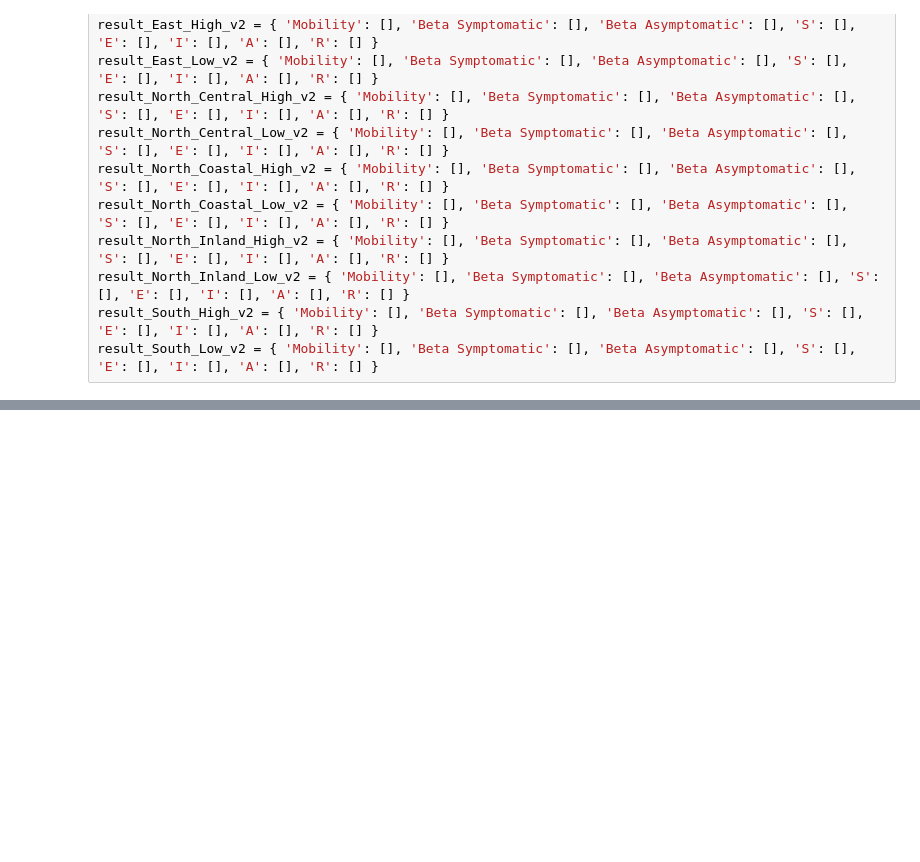
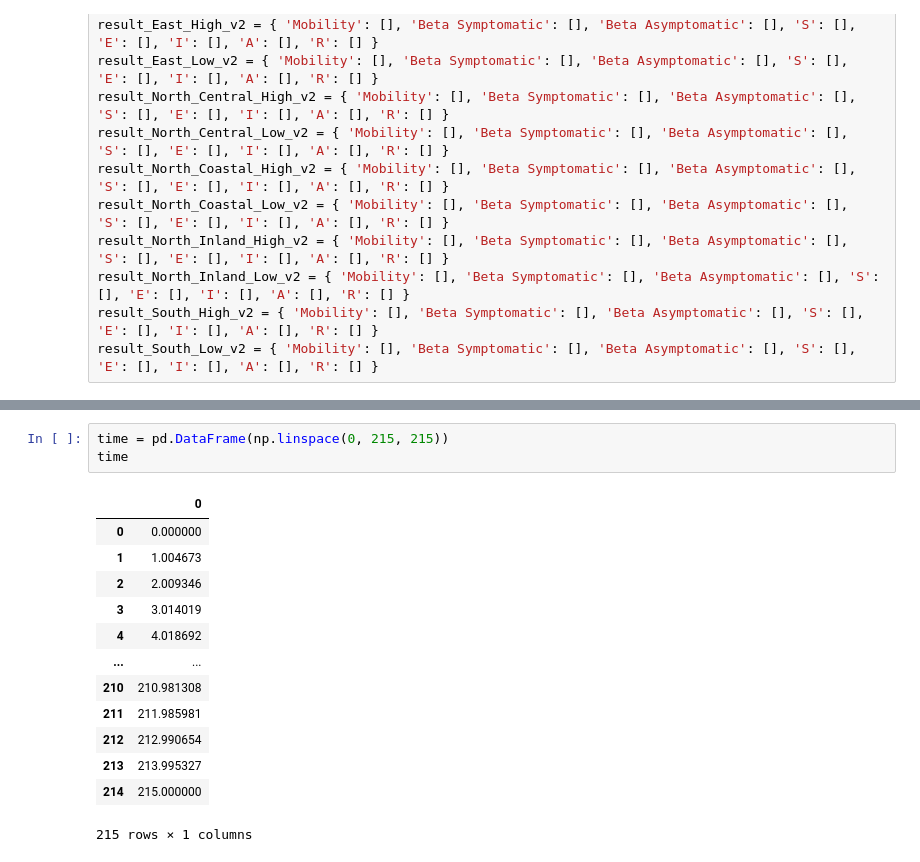
Before and after one commit to kazi0302/COVID-19-Modeling-and-Parameter-Fitting, a Jupyter notebook: Monte Carlo Simulation/MC_simulator.ipynb, the cells around one changed output, grey strips where cells are left out. Cells and saved outputs as stored; diff of their text form; blank space fills up the shorter version.

```diff
--- a/Monte Carlo Simulation/MC_simulator.ipynb
+++ b/Monte Carlo Simulation/MC_simulator.ipynb
@@ -843,0 +824,17 @@ from SEIAR import deriv_High_and_Low
+# %%
+time = pd.DataFrame(np.linspace(0, 215, 215))
+time
+# %% [output]
+|  | 0 |
+| 0 | 0.000000 |
+| 1 | 1.004673 |
+| 2 | 2.009346 |
+| 3 | 3.014019 |
+| 4 | 4.018692 |
+| ... | ... |
+| 210 | 210.981308 |
+| 211 | 211.985981 |
+| 212 | 212.990654 |
+| 213 | 213.995327 |
+| 214 | 215.000000 |
+215 rows × 1 columns
```
Also changed, not shown: parts of 34 cells of this notebook, 5 other files.
